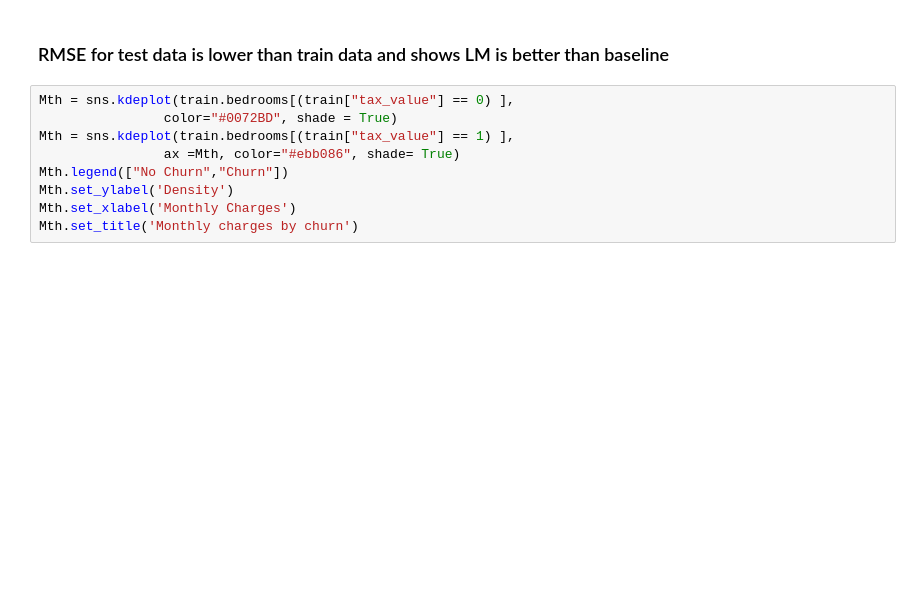
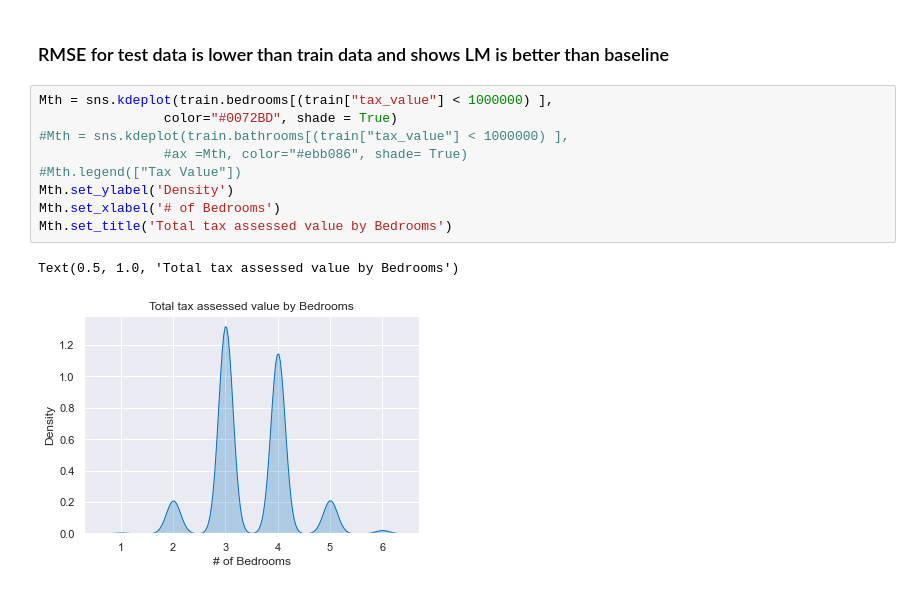
Before and after one commit to raycerna/zillow-regression-project, a Jupyter notebook: explore.ipynb, the cells around one changed output. Cells and saved outputs as stored; diff of their text form; blank space fills up the shorter version.

```diff
--- a/explore.ipynb
+++ b/explore.ipynb
@@ -268,11 +441,14 @@ rmse_baseline
 # %% [markdown]
 ### RMSE for test data is lower than train data and shows LM is better than baseline
 # %%
-Mth = sns.kdeplot(train.bedrooms[(train["tax_value"] == 0) ],
+Mth = sns.kdeplot(train.bedrooms[(train["tax_value"] < 1000000) ],
                 color="#0072BD", shade = True)
-Mth = sns.kdeplot(train.bedrooms[(train["tax_value"] == 1) ],
-                ax =Mth, color="#ebb086", shade= True)
-Mth.legend(["No Churn","Churn"])
+#Mth = sns.kdeplot(train.bathrooms[(train["tax_value"] < 1000000) ],
+                #ax =Mth, color="#ebb086", shade= True)
+#Mth.legend(["Tax Value"])
 Mth.set_ylabel('Density')
-Mth.set_xlabel('Monthly Charges')
-Mth.set_title('Monthly charges by churn')
+Mth.set_xlabel('# of Bedrooms')
+Mth.set_title('Total tax assessed value by Bedrooms')
+# %% [output]
+Text(0.5, 1.0, 'Total tax assessed value by Bedrooms')
+[figure, added]
```
Also changed, not shown: parts of 45 cells of this notebook, 1 other file.
